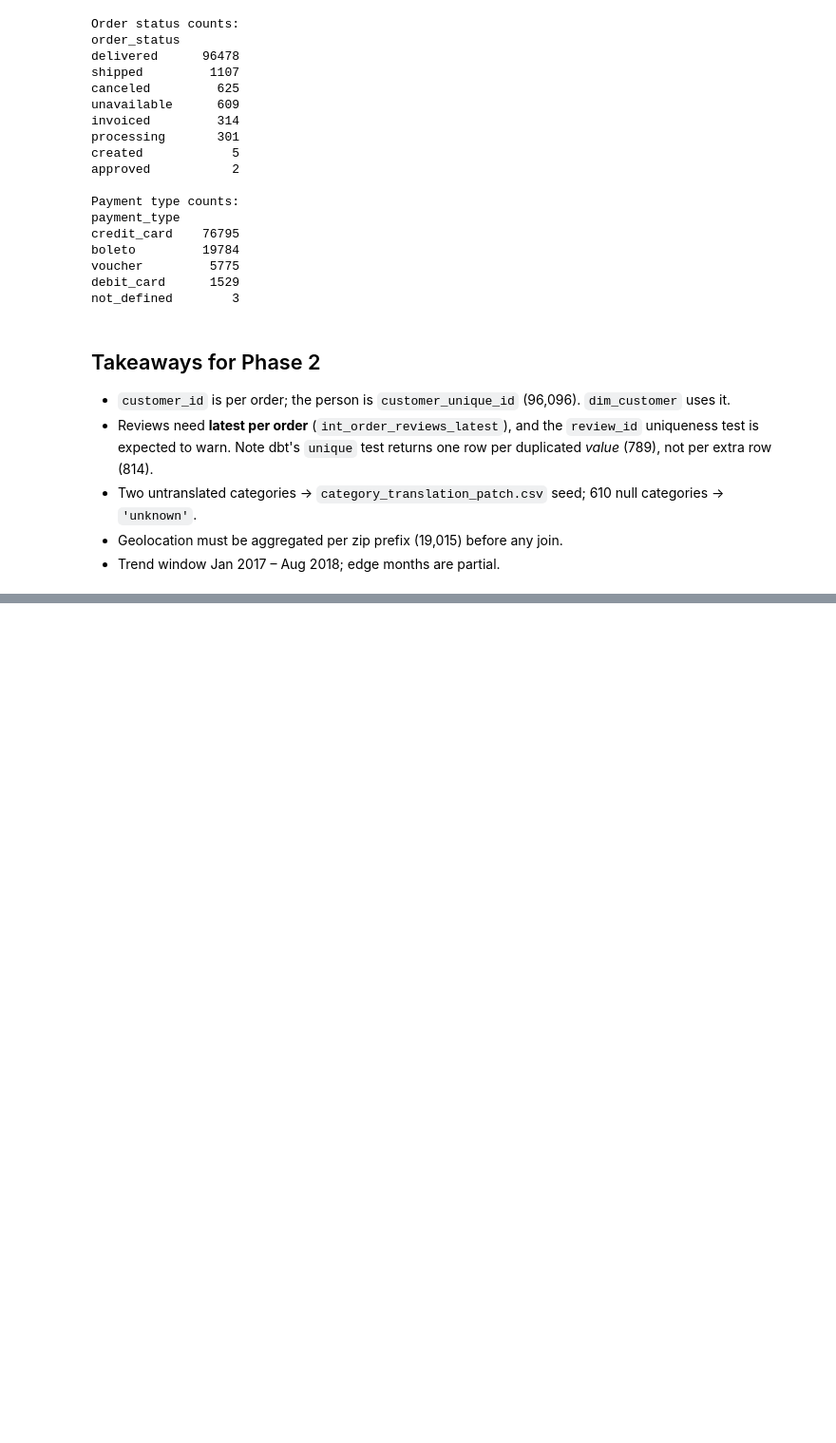
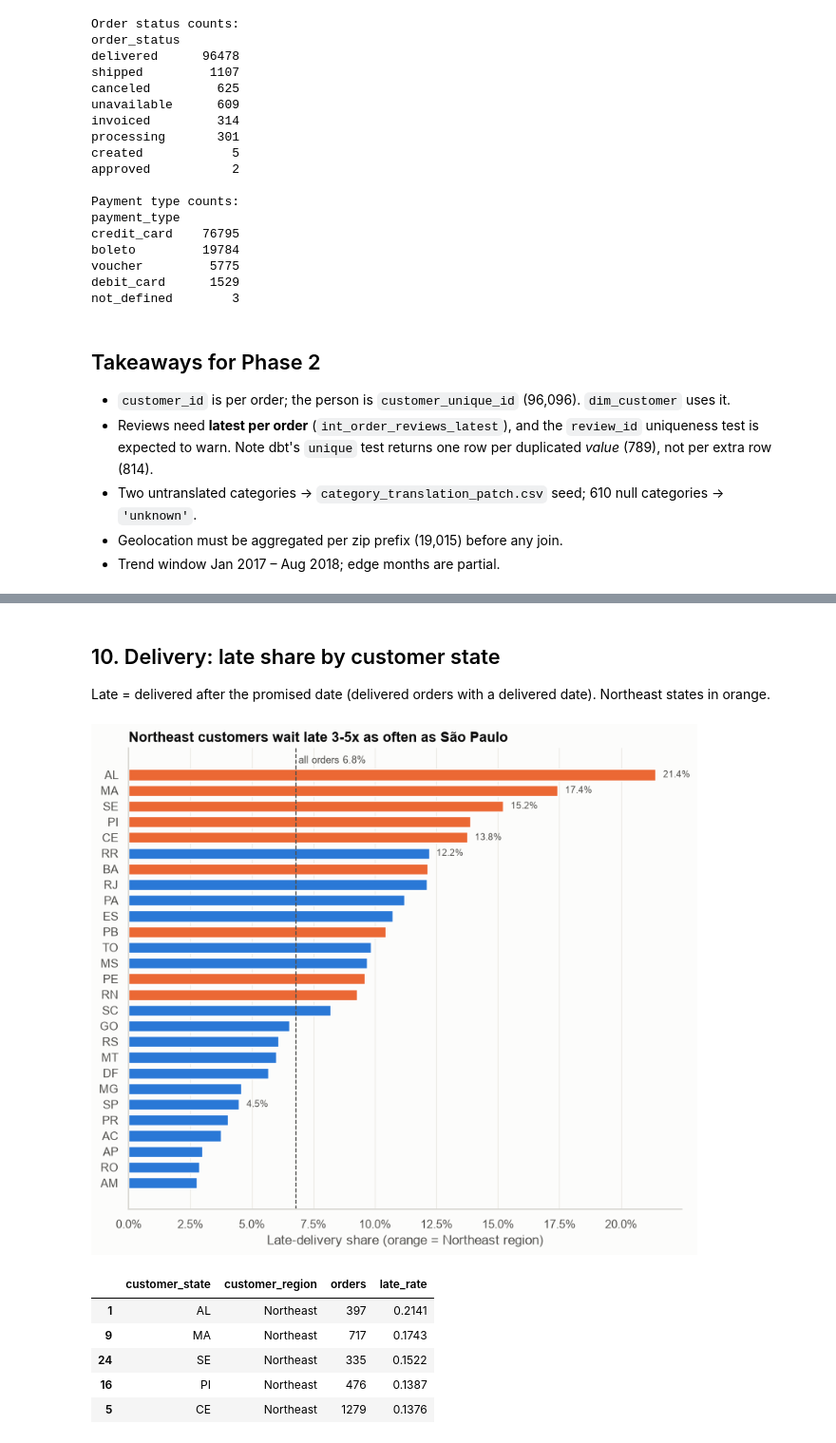
Before and after one commit to SudevOP1/RetailPulse, a Jupyter notebook: notebooks/01_eda.ipynb, the cells around one changed output, grey strips where cells are left out. Shown at 95% size. Cells and saved outputs as stored; diff of their text form; code cells hidden in the pictures; blank space fills up the shorter version.

```diff
--- a/notebooks/01_eda.ipynb
+++ b/notebooks/01_eda.ipynb
@@ -345,0 +389,33 @@ not_defined        3
+# %% [markdown]
+## 10. Delivery: late share by customer state
+
+Late = delivered after the promised date (delivered orders with a delivered date). Northeast states in orange.
+# %%
+st = db.read_sql("select * from marts.freight_by_state").astype({"late_rate": float, "freight_share": float})
+st = st.sort_values("late_rate")
+overall_late = db.read_sql("select avg(is_late::int) as r from marts.fact_orders where is_late is not null")["r"].iloc[0]
+
+fig, ax = plt.subplots(figsize=(8, 7))
+colors = [ORANGE if r == "Northeast" else BLUE for r in st["customer_region"]]
+ax.barh(st["customer_state"], st["late_rate"], color=colors, height=0.7)
+ax.axvline(overall_late, color=INK_2, lw=1, ls="--")
+ax.text(overall_late, len(st) - 0.4, f" all orders {overall_late:.1%}", fontsize=9, color=INK_2, va="bottom")
+for y, (rate, state) in enumerate(zip(st["late_rate"], st["customer_state"], strict=True)):
+    if state in ("AL", "MA", "SE", "SP", "RR", "CE"):
+        ax.text(rate + 0.003, y, f"{rate:.1%}", va="center", fontsize=8.5, color=INK_2)
+ax.xaxis.set_major_formatter(PercentFormatter(1.0))
+ax.set(title="Northeast customers wait late 3-5x as often as São Paulo",
+       xlabel="Late-delivery share (orange = Northeast region)", ylabel=None)
+ax.grid(axis="y", visible=False)
+plt.tight_layout()
+save_fig(fig, "late_share_by_state")
+plt.show()
+st.sort_values("late_rate", ascending=False).head(5)[["customer_state", "customer_region", "orders", "late_rate"]]
+# %% [output]
+[figure, added]
+|  | customer_state | customer_region | orders | late_rate |
+| 1 | AL | Northeast | 397 | 0.2141 |
+| 9 | MA | Northeast | 717 | 0.1743 |
+| 24 | SE | Northeast | 335 | 0.1522 |
+| 16 | PI | Northeast | 476 | 0.1387 |
+| 5 | CE | Northeast | 1279 | 0.1376 |
```
Also changed, not shown: parts of 10 cells of this notebook, 14 other files.
